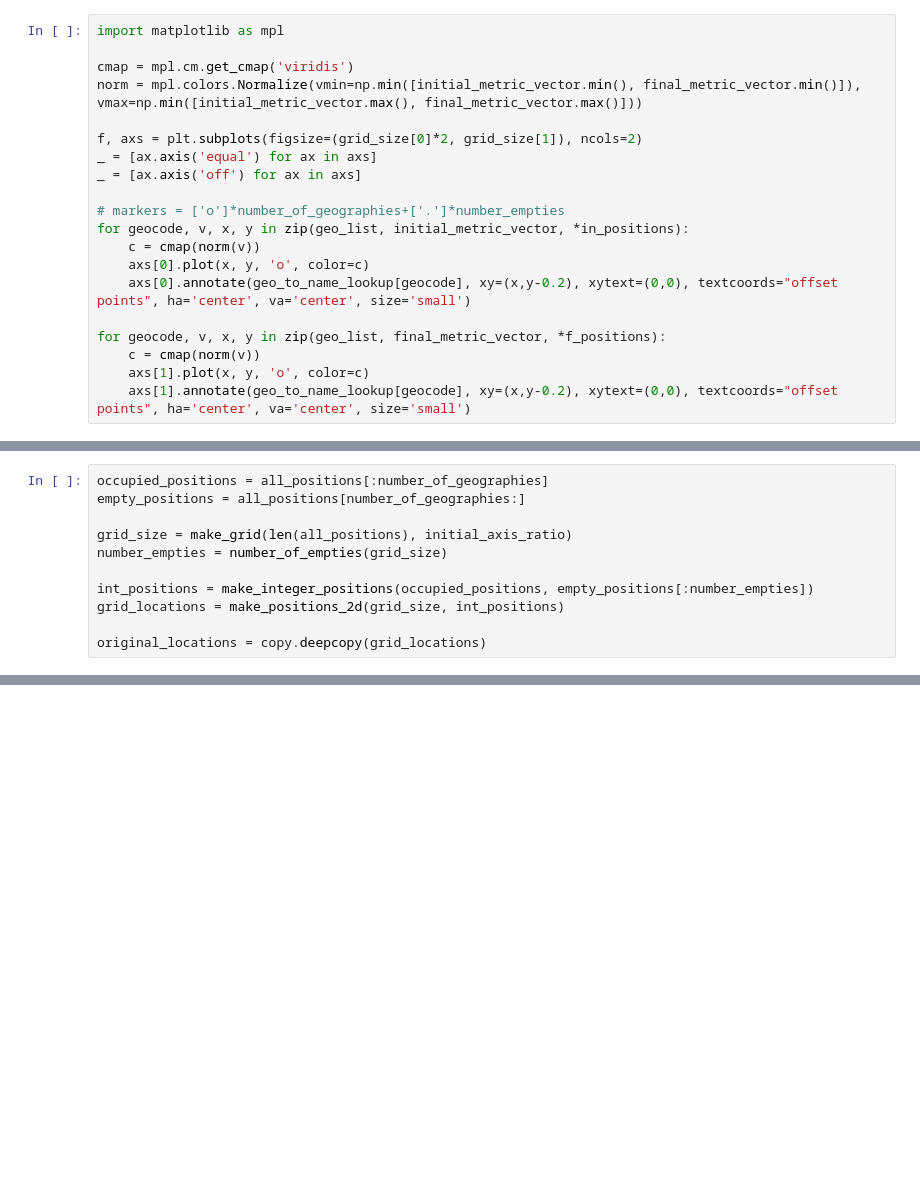
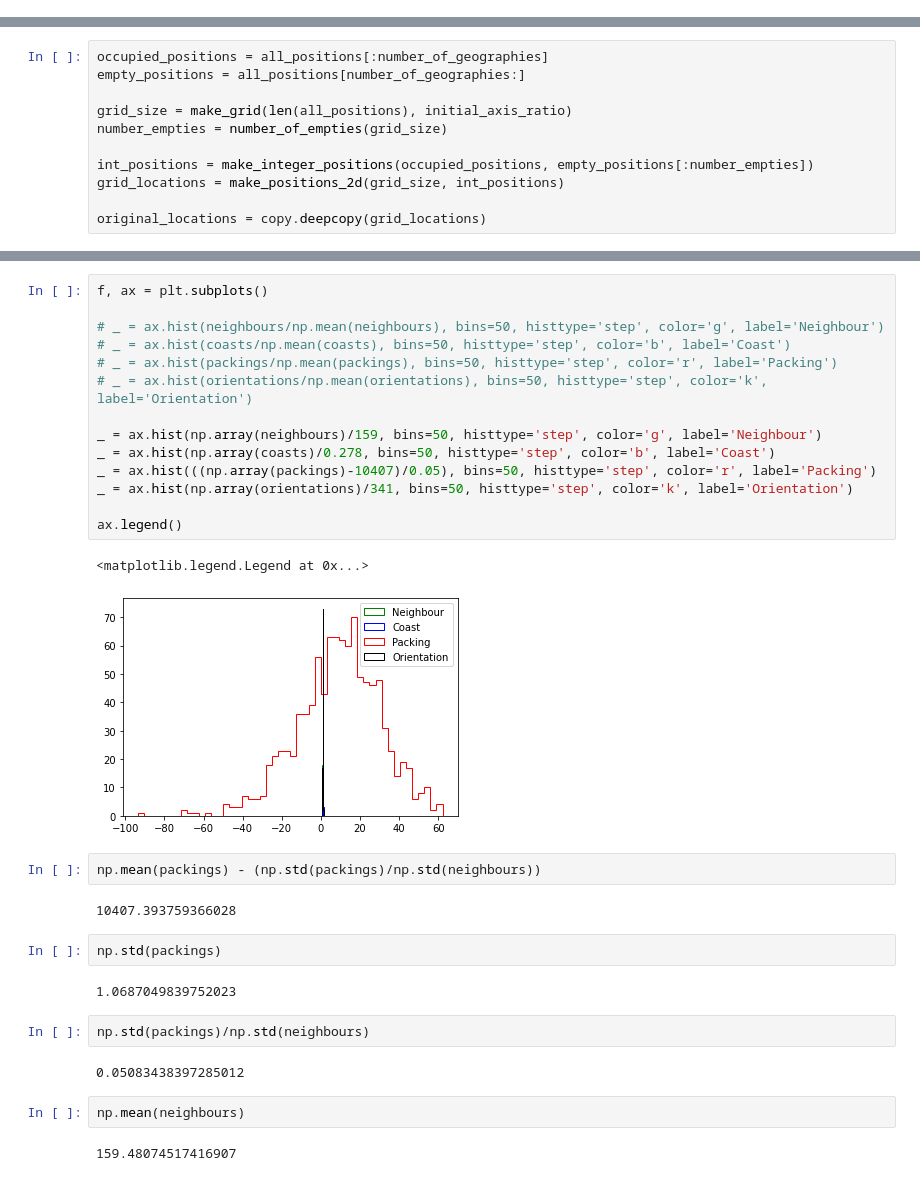
Before and after one commit to tompeterken-os/AutoCartogram, a Jupyter notebook: Vectorising.ipynb, the cells around one changed output, grey strips where cells are left out. Saved outputs shown, nothing was run; the diff lists cells and outputs as text; blank space fills up the shorter version.

Commit message:
Normalising metrics

```diff
--- a/Vectorising.ipynb
+++ b/Vectorising.ipynb
@@ -291,23 +296,3 @@ print(str(np.round((end_time-start_time)/60, decimals=1))+' minutes')
 # %%
 initial_metric_vector, in_positions = get_total_metric(initial_args[0], initial_args[1], initial_args[2:])
 final_metric_vector, f_positions = get_total_metric(o.x[0], o.x[1], o.x[2:])
-# %%
-import matplotlib as mpl
-
-cmap = mpl.cm.get_cmap('viridis')
-norm = mpl.colors.Normalize(vmin=np.min([initial_metric_vector.min(), final_metric_vector.min()]), vmax=np.min([initial_metric_vector.max(), final_metric_vector.max()]))
-
-f, axs = plt.subplots(figsize=(grid_size[0]*2, grid_size[1]), ncols=2)
-_ = [ax.axis('equal') for ax in axs]
-_ = [ax.axis('off') for ax in axs]
-
-# markers = ['o']*number_of_geographies+['.']*number_empties
-for geocode, v, x, y in zip(geo_list, initial_metric_vector, *in_positions):
-    c = cmap(norm(v))
-    axs[0].plot(x, y, 'o', color=c)
-    axs[0].annotate(geo_to_name_lookup[geocode], xy=(x,y-0.2), xytext=(0,0), textcoords="offset points", ha='center', va='center', size='small')
-
-for geocode, v, x, y in zip(geo_list, final_metric_vector, *f_positions):
-    c = cmap(norm(v))
-    axs[1].plot(x, y, 'o', color=c)
-    axs[1].annotate(geo_to_name_lookup[geocode], xy=(x,y-0.2), xytext=(0,0), textcoords="offset points", ha='center', va='center', size='small')
@@ -472,0 +554,33 @@ for geocode, v, x, y in zip(geo_list, final_metric_vector, *grid_locations):
+# %%
+f, ax = plt.subplots()
+
+# _ = ax.hist(neighbours/np.mean(neighbours), bins=50, histtype='step', color='g', label='Neighbour')
+# _ = ax.hist(coasts/np.mean(coasts), bins=50, histtype='step', color='b', label='Coast')
+# _ = ax.hist(packings/np.mean(packings), bins=50, histtype='step', color='r', label='Packing')
+# _ = ax.hist(orientations/np.mean(orientations), bins=50, histtype='step', color='k', label='Orientation')
+
+_ = ax.hist(np.array(neighbours)/159, bins=50, histtype='step', color='g', label='Neighbour')
+_ = ax.hist(np.array(coasts)/0.278, bins=50, histtype='step', color='b', label='Coast')
+_ = ax.hist(((np.array(packings)-10407)/0.05), bins=50, histtype='step', color='r', label='Packing')
+_ = ax.hist(np.array(orientations)/341, bins=50, histtype='step', color='k', label='Orientation')
+
+ax.legend()
+# %% [output]
+<matplotlib.legend.Legend at 0x...>
+[figure, added]
+# %%
+np.mean(packings) - (np.std(packings)/np.std(neighbours))
+# %% [output]
+10407.393759366028
+# %%
+np.std(packings)
+# %% [output]
+1.0687049839752023
+# %%
+np.std(packings)/np.std(neighbours)
+# %% [output]
+0.05083438397285012
+# %%
+np.mean(neighbours)
+# %% [output]
+159.48074517416907
```
Also changed, not shown: parts of 18 cells of this notebook.
